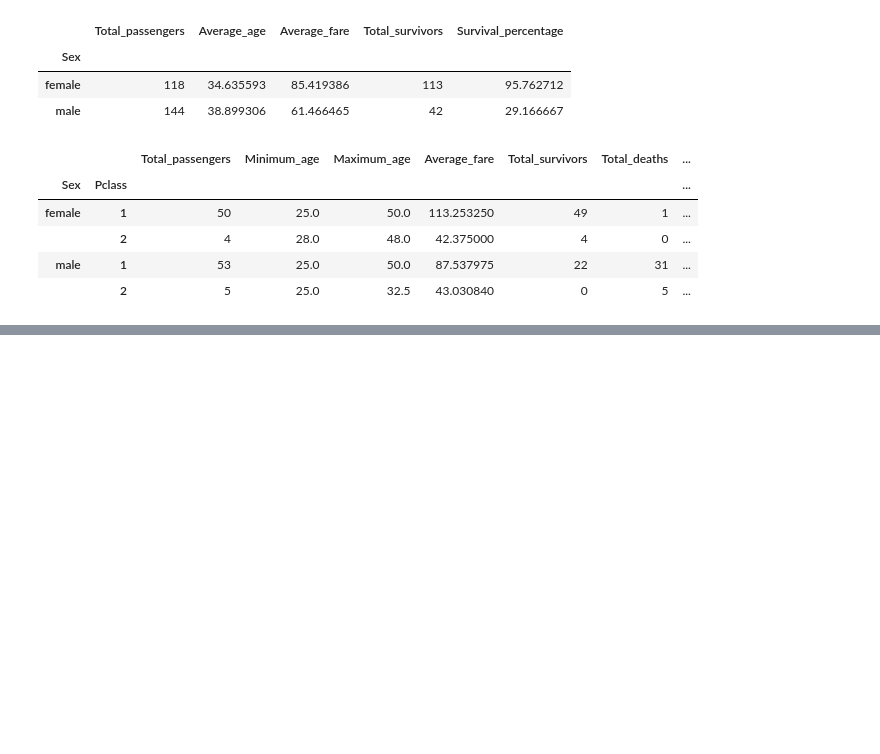
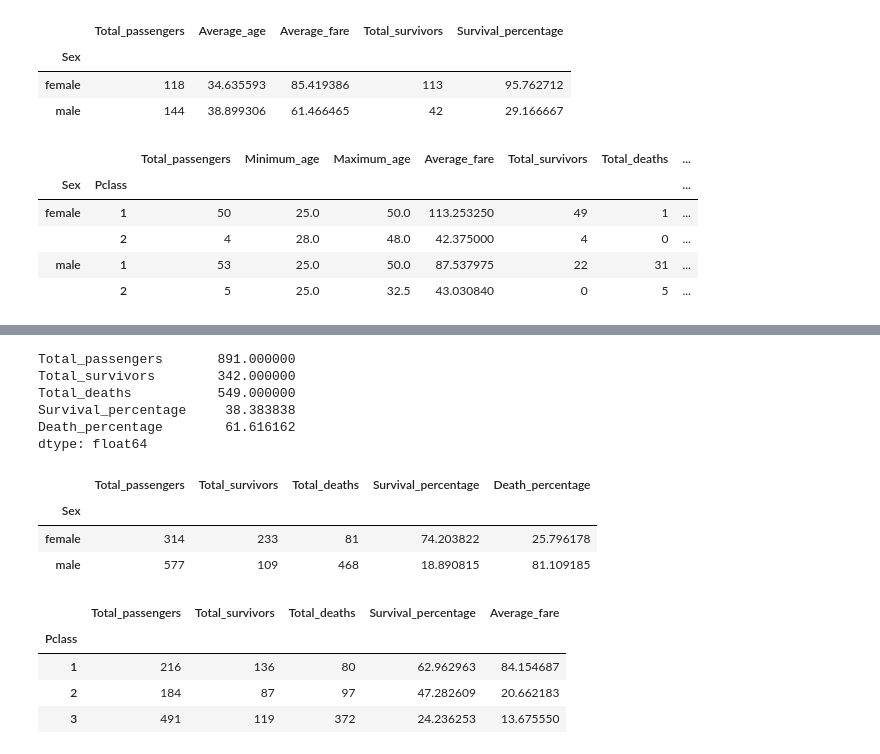
Before and after one commit to danishsheikh2003/DATA-SCIENCE-PYTHON---LIBRARIES, a Jupyter notebook: Python and libraries/Pandas/Pandas_Practice_V.ipynb, the cells around one changed output, grey strips where cells are left out. Saved outputs shown, nothing was run; the diff lists cells and outputs as text; code cells hidden in the pictures; blank space fills up the shorter version.

```diff
--- a/Python and libraries/Pandas/Pandas_Practice_V.ipynb
+++ b/Python and libraries/Pandas/Pandas_Practice_V.ipynb
@@ -549,0 +550,2 @@ conditions
+# %%
+data = pd.read_csv('Raza.csv')
@@ -549,0 +626,46 @@ conditions
+# %%
+import pandas as pd
+
+result = pd.Series({
+    'Total_passengers': data['PassengerId'].count(),
+    'Total_survivors': (data['Survived'] == 1).sum(),
+    'Total_deaths': (data['Survived'] == 0).sum(),
+    'Survival_percentage': (data['Survived'] == 1).mean() * 100,
+    'Death_percentage': (data['Survived'] == 0).mean() * 100
+})
+
+print(result)
+# %% [output]
+Total_passengers       891.000000
+Total_survivors        342.000000
+Total_deaths           549.000000
+Survival_percentage     38.383838
+Death_percentage        61.616162
+dtype: float64
+# %%
+data.groupby('Sex').agg(
+    Total_passengers=('PassengerId', 'count'),
+    Total_survivors=('Survived', lambda x: (x == 1).sum()),
+    Total_deaths=('Survived', lambda x: (x == 0).sum()),
+    Survival_percentage=('Survived', lambda x: (x == 1).mean() * 100),
+    Death_percentage=('Survived', lambda x: (x == 0).mean() * 100)
+)
+# %% [output]
+|  | Total_passengers | Total_survivors | Total_deaths | Survival_percentage | Death_percentage |
+| Sex |  |  |  |  |  |
+| female | 314 | 233 | 81 | 74.203822 | 25.796178 |
+| male | 577 | 109 | 468 | 18.890815 | 81.109185 |
+# %%
+data.groupby('Pclass').agg(
+    Total_passengers=('PassengerId', 'count'),
+    Total_survivors=('Survived', lambda x: (x == 1).sum()),
+    Total_deaths=('Survived', lambda x: (x == 0).sum()),
+    Survival_percentage=('Survived', lambda x: (x == 1).mean() * 100),
+    Average_fare=('Fare', 'mean')
+)
+# %% [output]
+|  | Total_passengers | Total_survivors | Total_deaths | Survival_percentage | Average_fare |
+| Pclass |  |  |  |  |  |
+| 1 | 216 | 136 | 80 | 62.962963 | 84.154687 |
+| 2 | 184 | 87 | 97 | 47.282609 | 20.662183 |
+| 3 | 491 | 119 | 372 | 24.236253 | 13.675550 |
```
Also changed, not shown: parts of 10 cells of this notebook, 6 other files.
